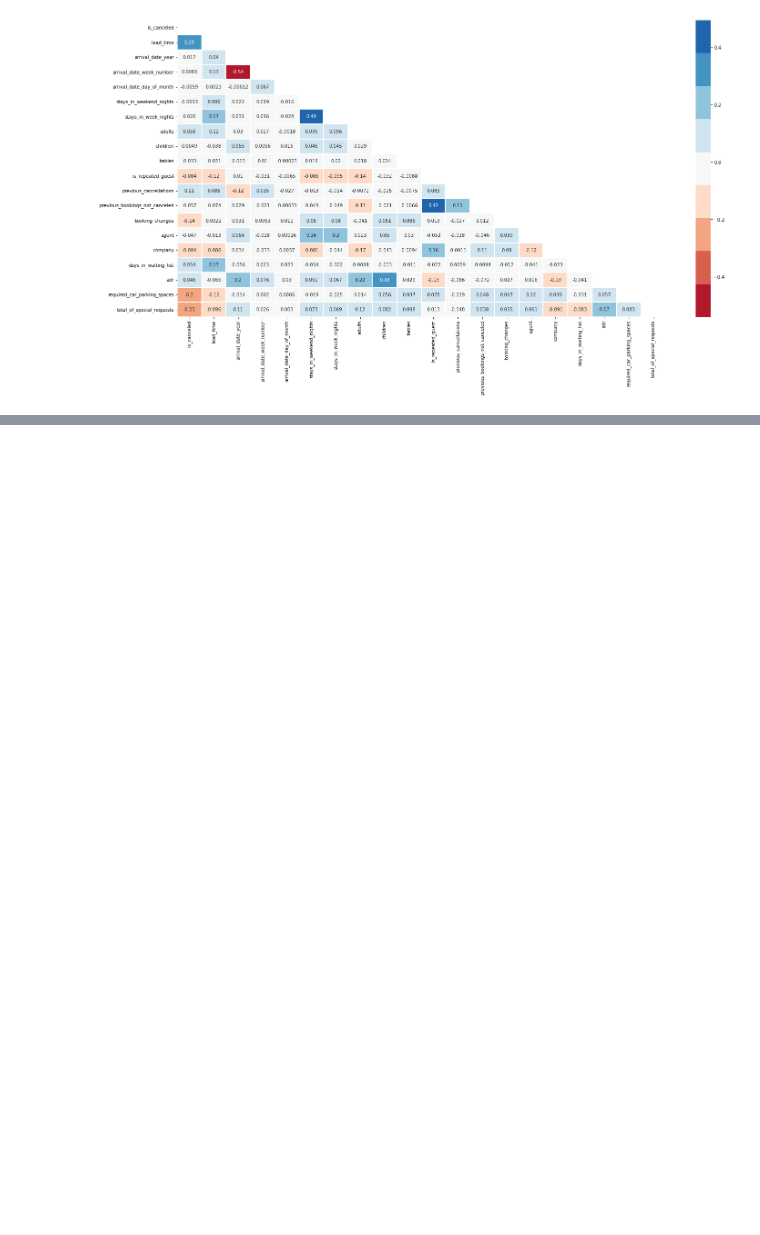
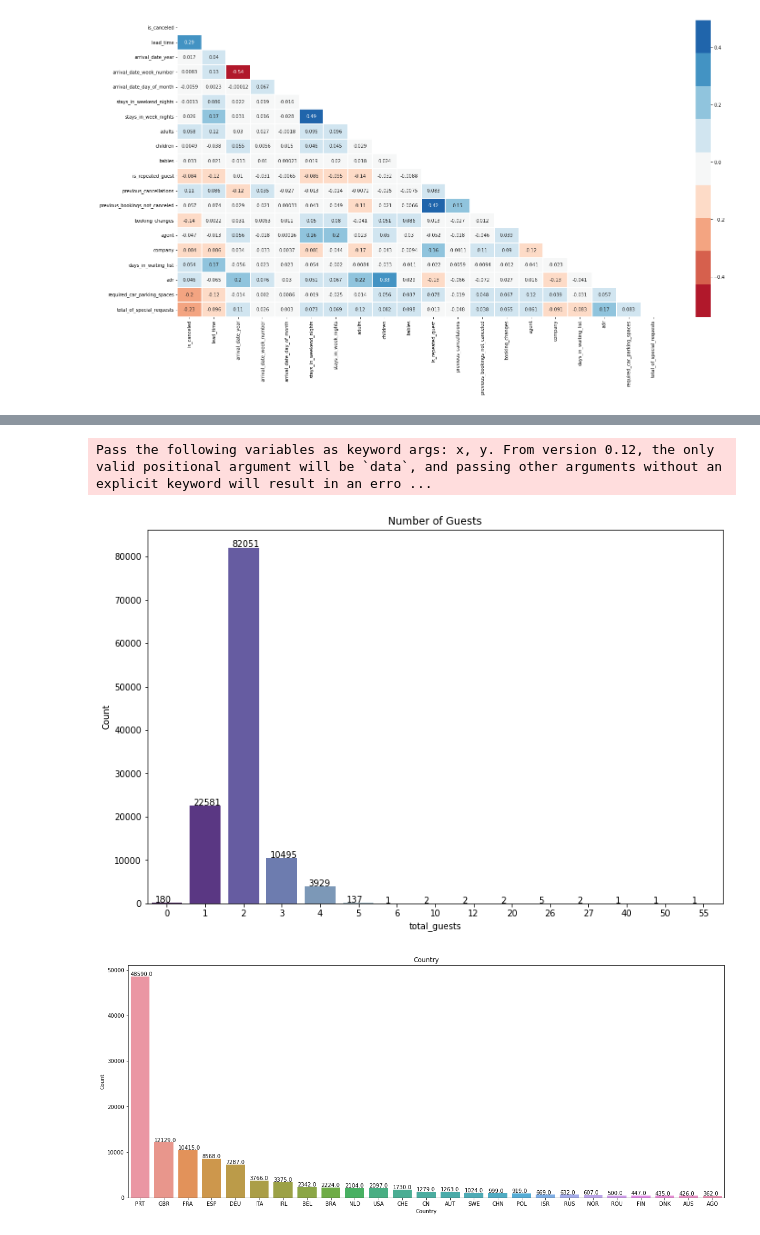
Before and after one commit to DerSchiffi/CSCH_project, a Jupyter notebook: hotel_bookings.ipynb, the cells around one changed output, grey strips where cells are left out. Cells and saved outputs as stored; diff of their text form; code cells hidden in the pictures; blank space fills up the shorter version.

```diff
--- a/hotel_bookings.ipynb
+++ b/hotel_bookings.ipynb
@@ -293,0 +308,23 @@ CRSError: Invalid projection: epsg:4326: (Internal Proj Error: proj_create: SQLi
+# %%
+df[['adults','children','babies']] = df[['adults','children','babies']].fillna(0).astype(int)
+df['total_guests'] = df['adults']+ df['children']+ df['babies']
+plt.figure(figsize=(12,8))
+ax = sns.countplot(x="total_guests", data = df,palette = 'twilight_shifted')
+plt.title('Number of Guests')
+plt.xlabel('total_guests')
+plt.ylabel('Count')
+for p in ax.patches:
+    ax.annotate((p.get_height()),(p.get_x()+0.1 , p.get_height()+100))
+
+plt.figure(figsize=(20,8))
+df_country = df['country'].value_counts().nlargest(25).astype(int)
+ax = sns.barplot(df_country.index, df_country.values)
+plt.title('Country')
+plt.xlabel('Country')
+plt.ylabel('Count')
+for p in ax.patches:
+    ax.annotate((p.get_height()),(p.get_x(), p.get_height()+100))
+# %% [output]
+Pass the following variables as keyword args: x, y. From version 0.12, the only valid positional argument will be `data`, and passing other arguments without an explicit keyword will result in an erro ...
+[figure, added]
+[figure, added]
```
Also changed, not shown: parts of 7 cells of this notebook.
